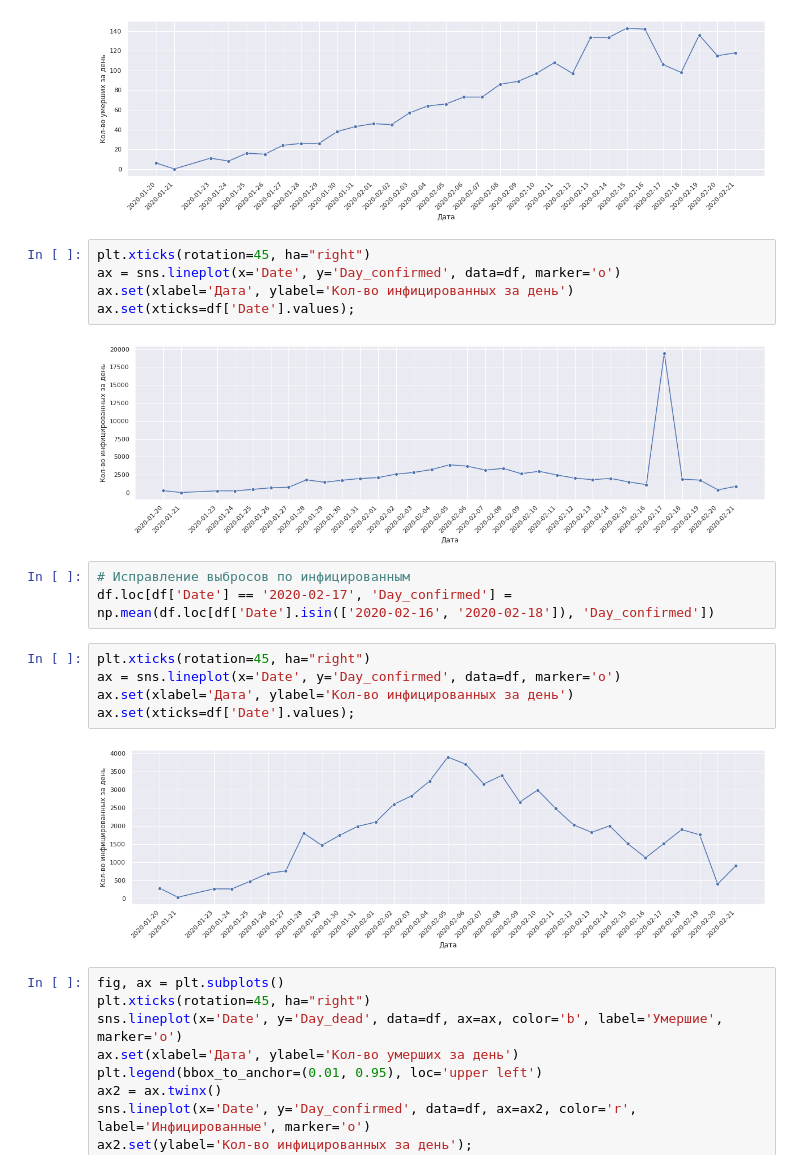
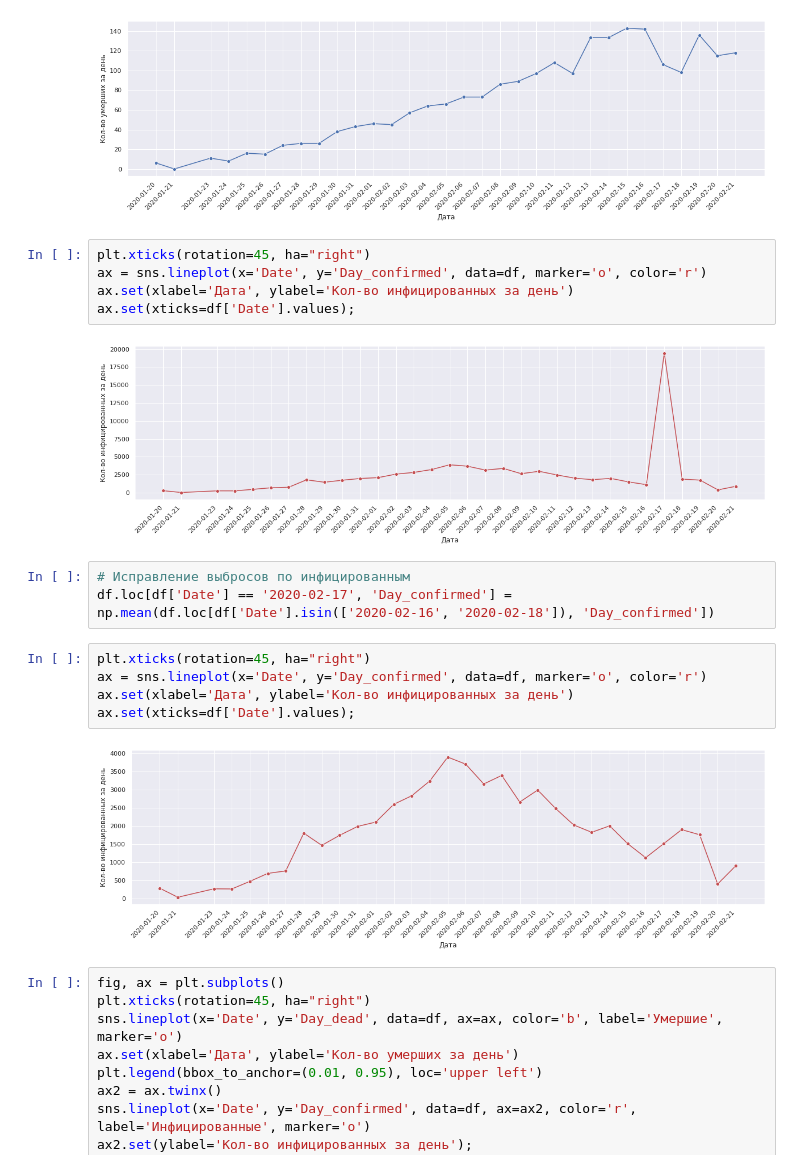
Before and after one commit to cdies/nCov, a Jupyter notebook: nCov.ipynb, the cells around one changed output. Saved outputs shown, nothing was run; the diff lists cells and outputs as text.

Commit message:
change to red color

```diff
--- a/nCov.ipynb
+++ b/nCov.ipynb
@@ -82,21 +82,21 @@ ax.set(xticks=df['Date'].values);
 [figure]
 # %%
 plt.xticks(rotation=45, ha="right")
-ax = sns.lineplot(x='Date', y='Day_сonfirmed', data=df, marker='o')
+ax = sns.lineplot(x='Date', y='Day_сonfirmed', data=df, marker='o', color='r')
 ax.set(xlabel='Дата', ylabel='Кол-во инфицированных за день')
 ax.set(xticks=df['Date'].values);
 # %% [output]
-[figure, old version]
+[figure, new version]
 # %%
 # Исправление выбросов по инфицированным
 df.loc[df['Date'] == '2020-02-17', 'Day_сonfirmed'] = np.mean(df.loc[df['Date'].isin(['2020-02-16', '2020-02-18']), 'Day_сonfirmed'])
 # %%
 plt.xticks(rotation=45, ha="right")
-ax = sns.lineplot(x='Date', y='Day_сonfirmed', data=df, marker='o')
+ax = sns.lineplot(x='Date', y='Day_сonfirmed', data=df, marker='o', color='r')
 ax.set(xlabel='Дата', ylabel='Кол-во инфицированных за день')
 ax.set(xticks=df['Date'].values);
 # %% [output]
-[figure, old version]
+[figure, new version]
 # %%
 fig, ax = plt.subplots()
 plt.xticks(rotation=45, ha="right")
```
